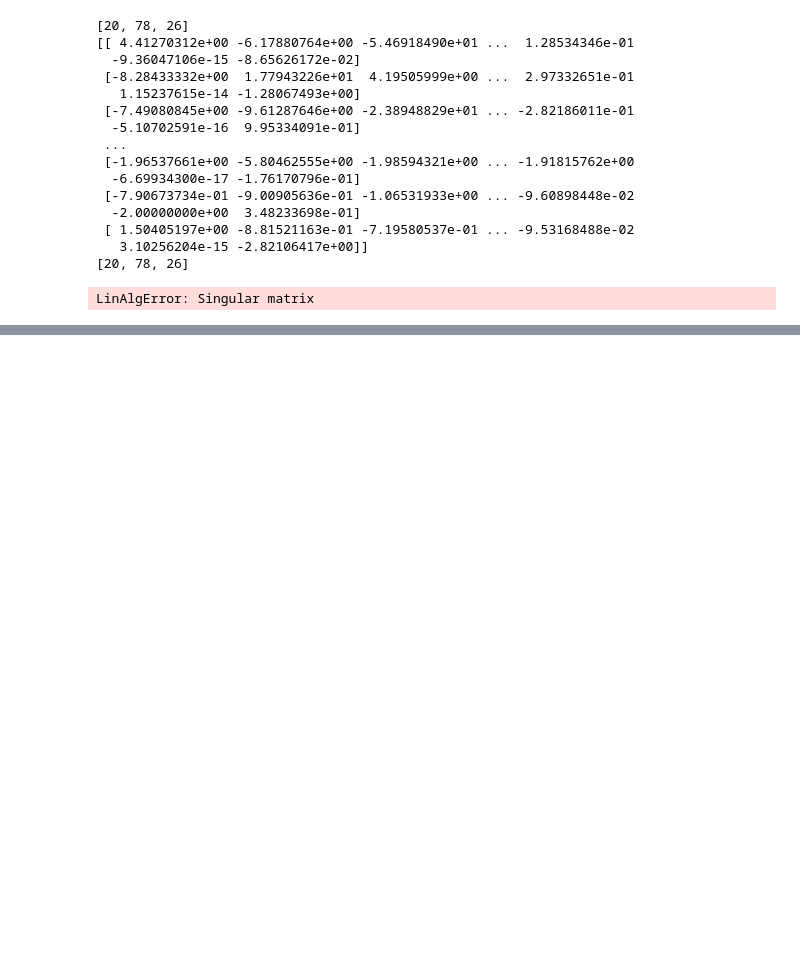
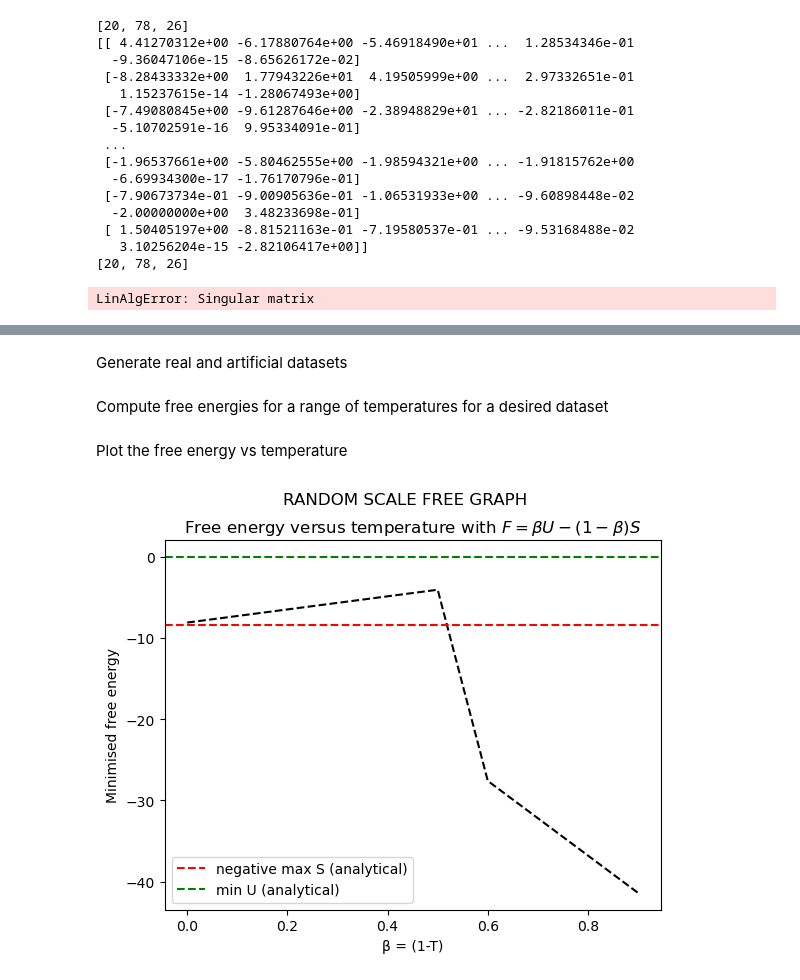
Before and after one commit to cyrilrommens/Free_energy_of_simplicial_complexes, a Jupyter notebook: phase_transitions.ipynb, the cells around one changed output, grey strips where cells are left out. Saved outputs shown, nothing was run; the diff lists cells and outputs as text; code cells hidden in the pictures; blank space fills up the shorter version.

```diff
--- a/phase_transitions.ipynb
+++ b/phase_transitions.ipynb
@@ -396,0 +625,14 @@ LinAlgError: Singular matrix
+# %%
+# Import libraries
+import numpy as np
+from scipy.optimize import minimize
+import matplotlib.pyplot as plt
+import pandas as pd
+from itertools import tee,combinations
+import networkx as nx
+import glob
+
+# Import data
+matrices = [np.genfromtxt(file) for file in glob.glob('1000_Functional_Connectomes\Connectivity matrices\*.txt')]
+# %% [markdown]
+Generate real and artificial datasets
@@ -396,0 +663,28 @@ LinAlgError: Singular matrix
+# %% [markdown]
+Compute free energies for a range of temperatures for a desired dataset
+# %%
+f_list_iterations = []
+p_list_iterations = []
+P_Umin_list = []
+P_Smax_list = []
+
+for i in range(dataset_size):
+    f_list, temperature_list, min_energy_value, min_energy_probabilities, max_entropy_value, max_entropy_probabilities, p_list = complete_f_generator(CC_scale_free[i])
+    f_list_iterations.append(f_list)
+    p_list_iterations.append(p_list)
+    P_Umin_list.append(min_energy_probabilities)
+    P_Smax_list.append(max_entropy_probabilities)
+# %% [markdown]
+Plot the free energy vs temperature
+# %%
+plt.plot(temperature_list, f_list_iterations[2], color='black', linestyle='--')
+plt.title('Free energy versus temperature with $F= β U - (1-β) S$')
+plt.suptitle('RANDOM SCALE FREE GRAPH')
+plt.ylabel('Minimised free energy')
+plt.xlabel('β = (1-T)')
+plt.axhline(y=-max_entropy_value, color='r', linestyle='--', label='negative max S (analytical)')
+plt.axhline(y=min_energy_value, color='g', linestyle='--', label='min U (analytical)')
+plt.legend()
+plt.show()
+# %% [output]
+[figure, added]
```
Also changed, not shown: parts of 18 cells of this notebook, 4 other files.
